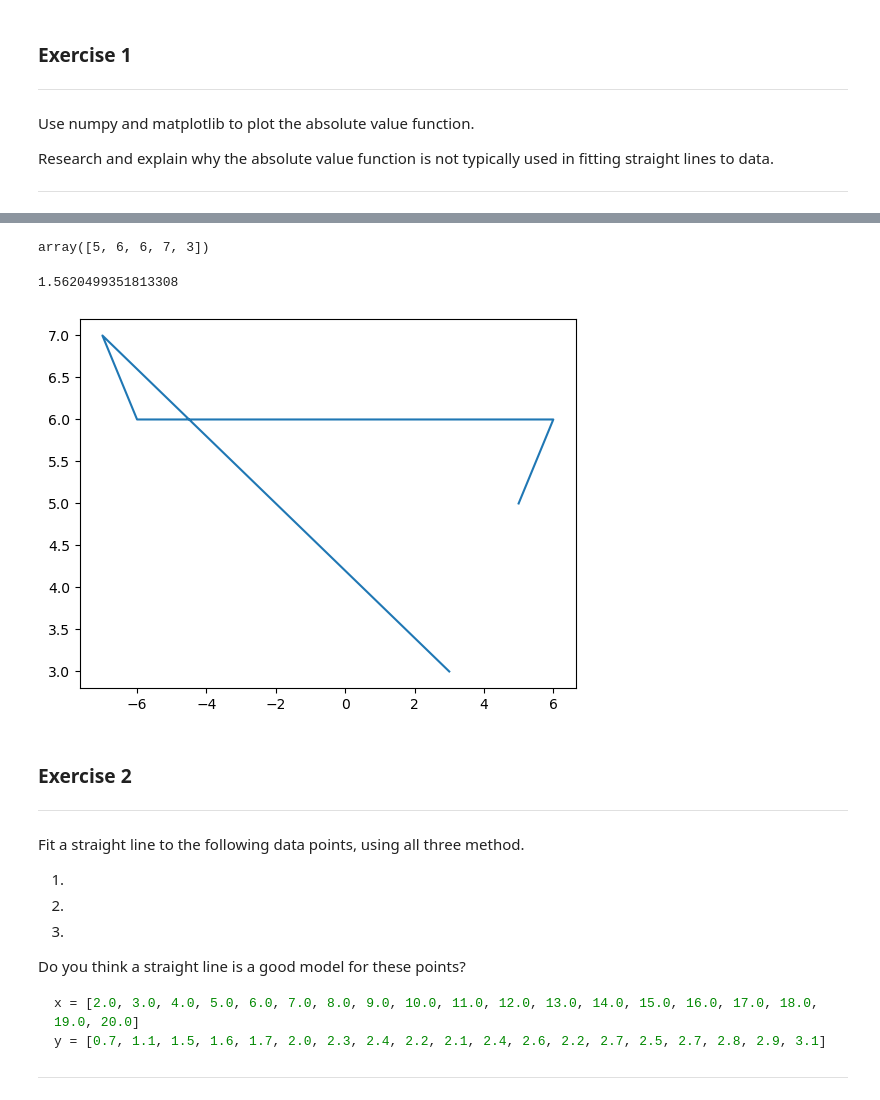
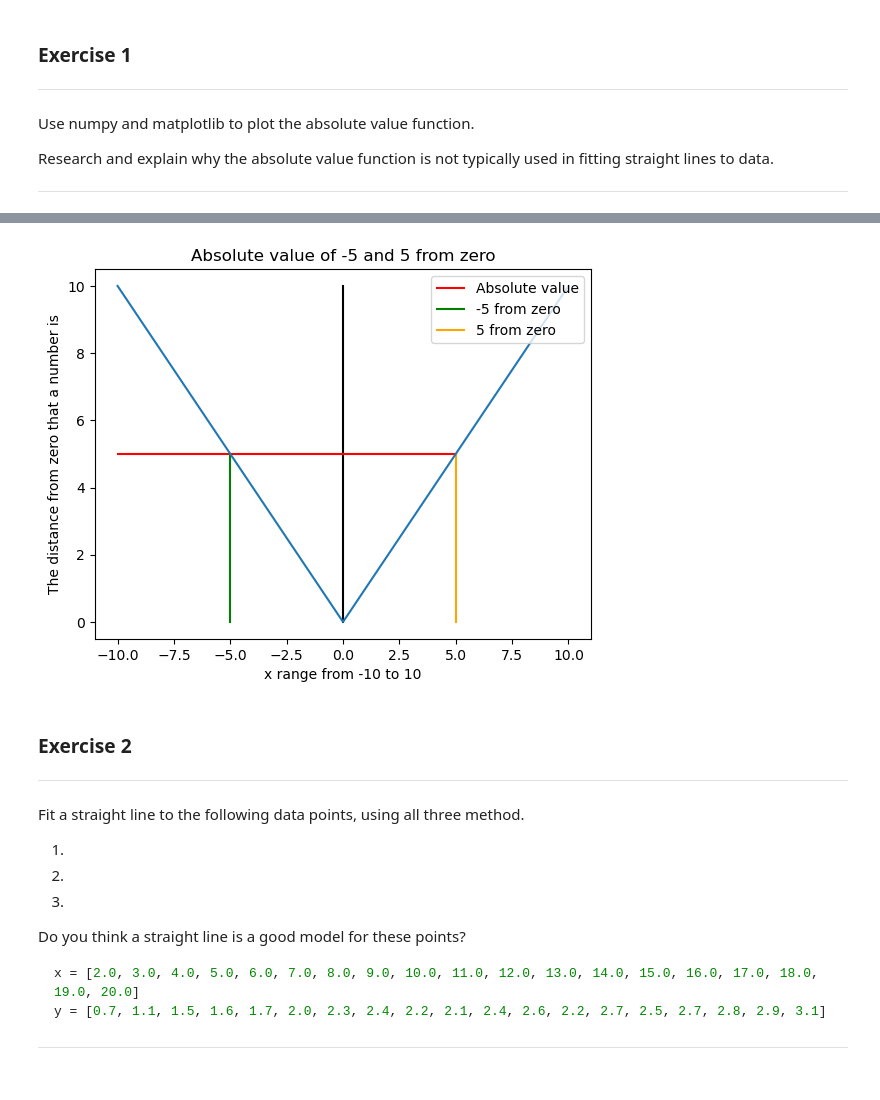
Before and after one commit to DPR-droid/2022_09_Machine_Learning_and_Statistics, a Jupyter notebook: Practicals/02-models_exercise.ipynb, the cells around one changed output, grey strips where cells are left out. Drawn from its saved outputs; the diff is of its cells as text; code cells hidden in the pictures.

```diff
--- a/Practicals/02-models_exercise.ipynb
+++ b/Practicals/02-models_exercise.ipynb
@@ -59,12 +47,0 @@ YouTubeVideo('ChCckO_F0Ss', width=800, height=300)
-# %%
-import numpy as np
-
-x = np.array([5, 6,-6,-7, 3])
-
-np.absolute(x)
-# %% [output]
-array([5, 6, 6, 7, 3])
-# %%
-np.absolute(1.2 + 1j)
-# %% [output]
-1.5620499351813308
@@ -73,11 +48,31 @@ import matplotlib.pyplot as plt
-# %%
-x = np.array([5, 6,-6,-7, 3])
-
-plt.plot(x, np.absolute(x))
-
-plt.show()
-# %% [output]
-[figure, removed]
+# %%
+# https://numpy.org/doc/stable/reference/generated/numpy.absolute.html
+import numpy as np
+import matplotlib.pyplot as plt
+
+# Values for plot
+x = np.linspace(start=-10, stop=10, num=101)
+
+# Add Labels to plot
+fig, ax = plt.subplots()
+ax.set(xlabel='x range from -10 to 10', ylabel='The distance from zero that a number is',
+       title='Absolute value of -5 and 5 from zero')
+
+
+# line at zero
+plt.plot([0, 0],[0,10], 'k-')
+
+# The Absolute value distance of -5 and 5 from zero
+plt.plot([-10, 5],[5,5], label='Absolute value', color="red")
+plt.plot([-5, -5],[0,5],  label='-5 from zero', color="green")
+plt.plot([5, 5],[0,5],  label='5 from zero', color="orange")
+
+
+plt.plot(x, np.absolute(x))
+plt.legend(loc=1)
+plt.show()
+# %% [output]
+[figure, added]
 # %% [markdown]
 <h3 >Exercise 2</h3>
 
```
Also changed, not shown: parts of 3 cells of this notebook.
